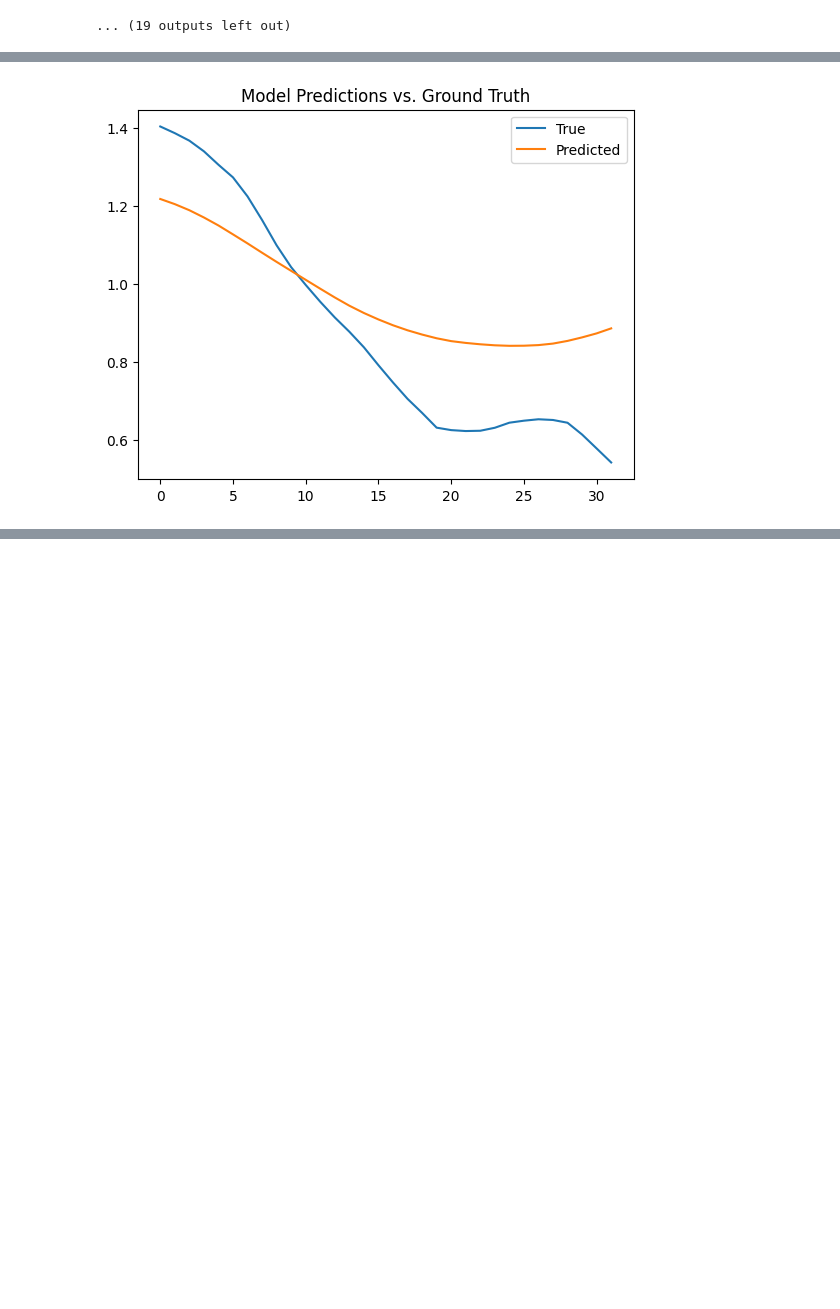
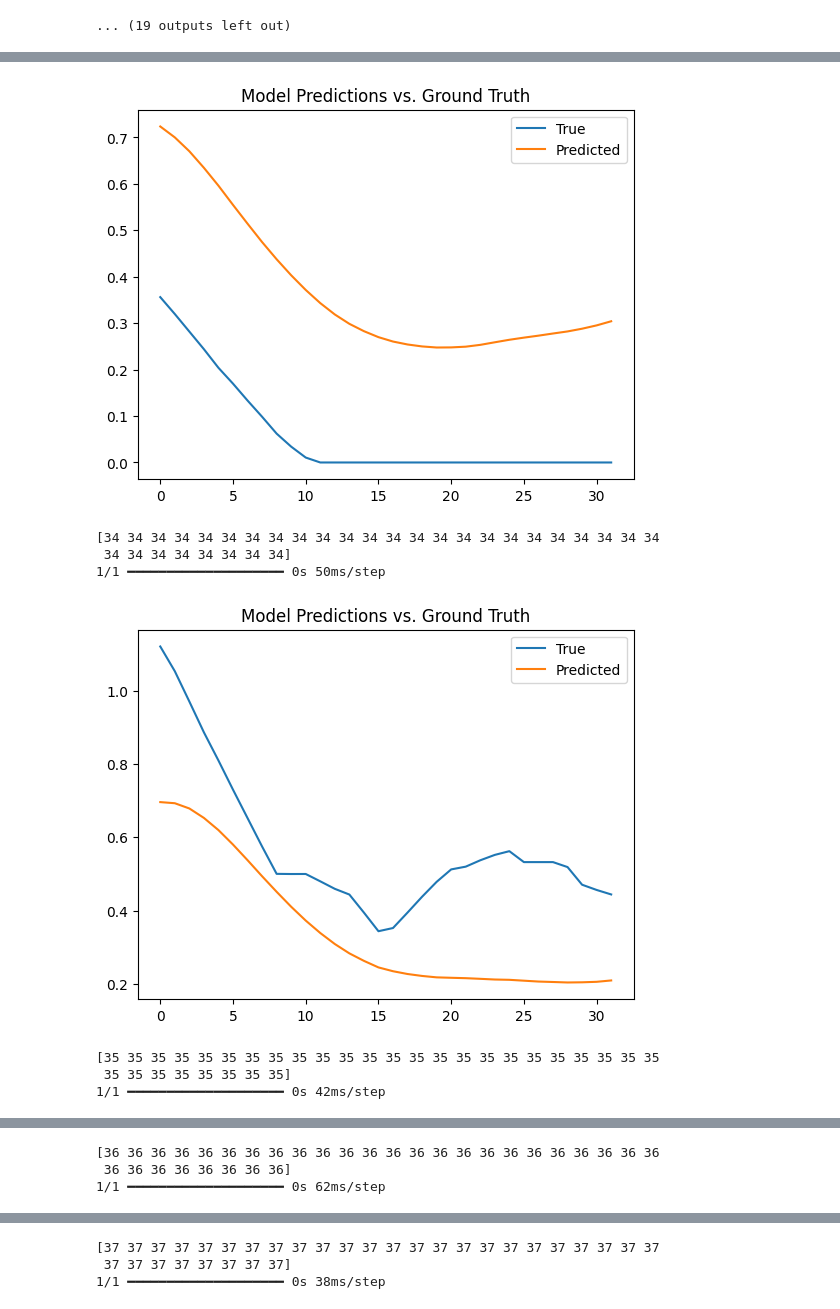
Before and after one commit to salomes97/Tree-Water-Deficit-Private, a Jupyter notebook: LSTM_rolling_avg.ipynb, the cells around one changed output, grey strips where cells are left out. Saved outputs shown, nothing was run; the diff lists cells and outputs as text; code cells hidden in the pictures; blank space fills up the shorter version.

```diff
--- a/LSTM_rolling_avg.ipynb
+++ b/LSTM_rolling_avg.ipynb
@@ -412,11 +425,24 @@ ValueError: Invalid dtype: str320
 # %%
-inputs, y_true, tree_ids, timestamps = next(test_gen)
-y_pred = model.predict(inputs)
+import matplotlib.pyplot as plt
+df_list = []
 
-import matplotlib.pyplot as plt
-plt.plot(y_true, label="True") # sample index within batch
-plt.plot(y_pred, label="Predicted")
-plt.legend()
-plt.title("Model Predictions vs. Ground Truth")
-plt.show()
+for _ in range(10):
+    inputs, y_true, tree_ids, timestamps = next(test_gen)
+    print(tree_ids)
+    y_pred = model.predict(inputs)
+
+    plt.plot(y_true, label="True") # sample index within batch
+    plt.plot(y_pred, label="Predicted")
+    plt.legend()
+    plt.title("Model Predictions vs. Ground Truth")
+    plt.show()
+
+    df_batch = pd.DataFrame({
+        'tree_id': tree_ids,
+        'timestamp': timestamps,
+        'true': y_true,
+        'predicted': y_pred.flatten()
+    })
+
+    df_list.append(df_batch)
 # %% [output]
@@ -424 +452,8 @@ plt.show()
-[figure, old version]
+[figure, new version]
+[34 34 34 34 34 34 34 34 34 34 34 34 34 34 34 34 34 34 34 34 34 34 34 34
+ 34 34 34 34 34 34 34 34]
+1/1 ━━━━━━━━━━━━━━━━━━━━ 0s 50ms/step
+[figure, added]
+[35 35 35 35 35 35 35 35 35 35 35 35 35 35 35 35 35 35 35 35 35 35 35 35
+ 35 35 35 35 35 35 35 35]
+1/1 ━━━━━━━━━━━━━━━━━━━━ 0s 42ms/step
@@ -424,0 +461,3 @@ plt.show()
+[36 36 36 36 36 36 36 36 36 36 36 36 36 36 36 36 36 36 36 36 36 36 36 36
+ 36 36 36 36 36 36 36 36]
+1/1 ━━━━━━━━━━━━━━━━━━━━ 0s 62ms/step
@@ -424,0 +465,3 @@ plt.show()
+[37 37 37 37 37 37 37 37 37 37 37 37 37 37 37 37 37 37 37 37 37 37 37 37
+ 37 37 37 37 37 37 37 37]
+1/1 ━━━━━━━━━━━━━━━━━━━━ 0s 38ms/step
```
Also changed, not shown: parts of 8 cells of this notebook, 7 other files.
